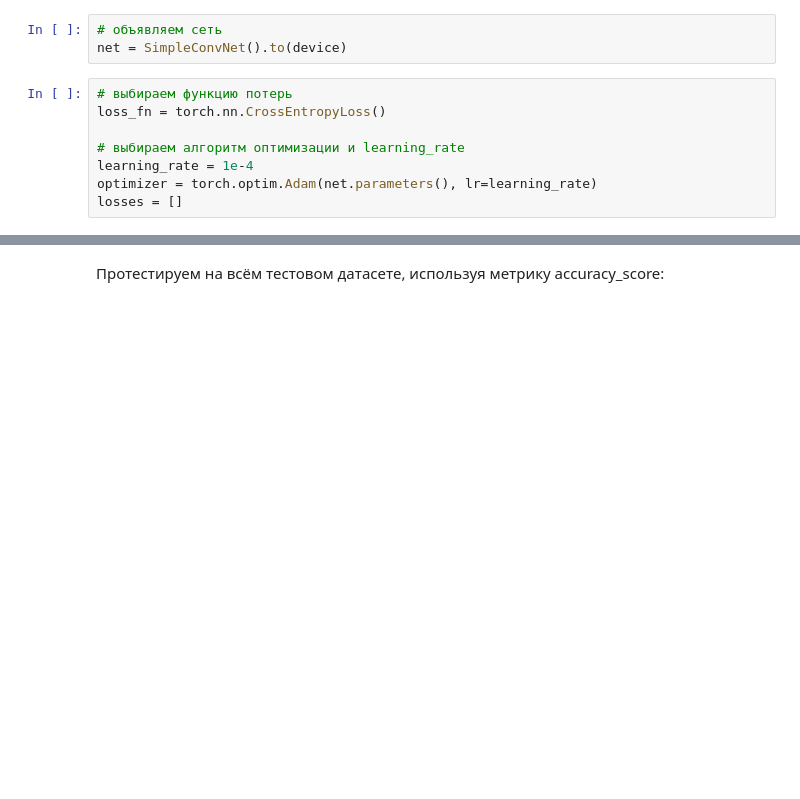
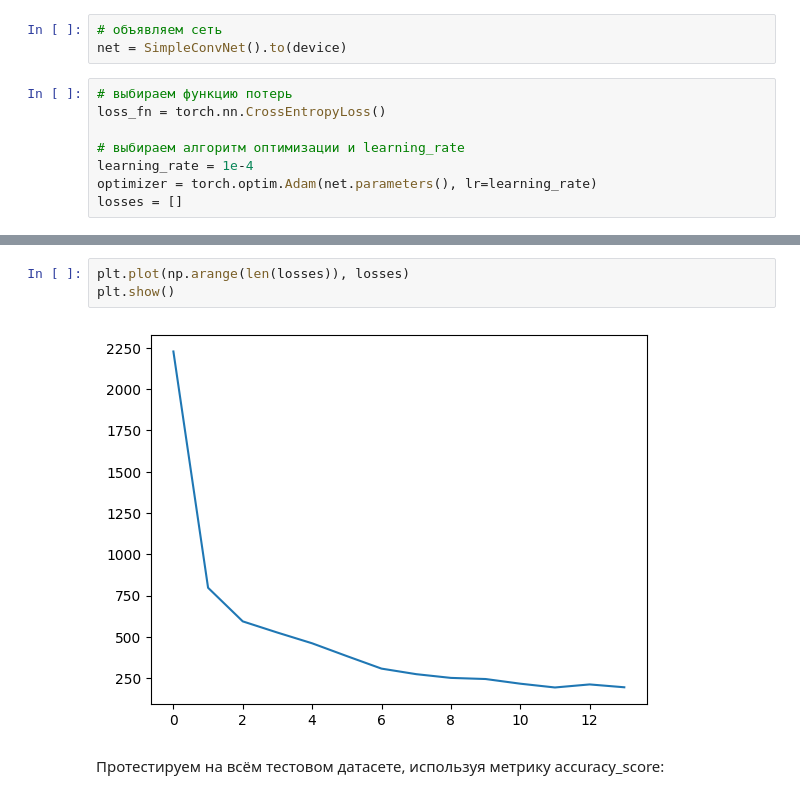
Before and after one commit to Normist300/ML, a Jupyter notebook: MIPT course/[seminar]convnet_pytorch.ipynb, the cells around one changed output, grey strips where cells are left out. Cells and saved outputs as stored; diff of their text form; blank space fills up the shorter version.

```diff
--- a/MIPT course/[seminar]convnet_pytorch.ipynb
+++ b/MIPT course/[seminar]convnet_pytorch.ipynb
@@ -348,4 +337,9 @@ Please use `tqdm.notebook.tqdm` instead of `tqdm.tqdm_notebook`
 Обучение закончено
+# %%
+plt.plot(np.arange(len(losses)), losses)
+plt.show()
+# %% [output]
+[figure, added]
 # %% [markdown]
 Протестируем на всём тестовом датасете, используя метрику accuracy_score:
 # %%
```
Also changed, not shown: parts of 27 cells of this notebook.
